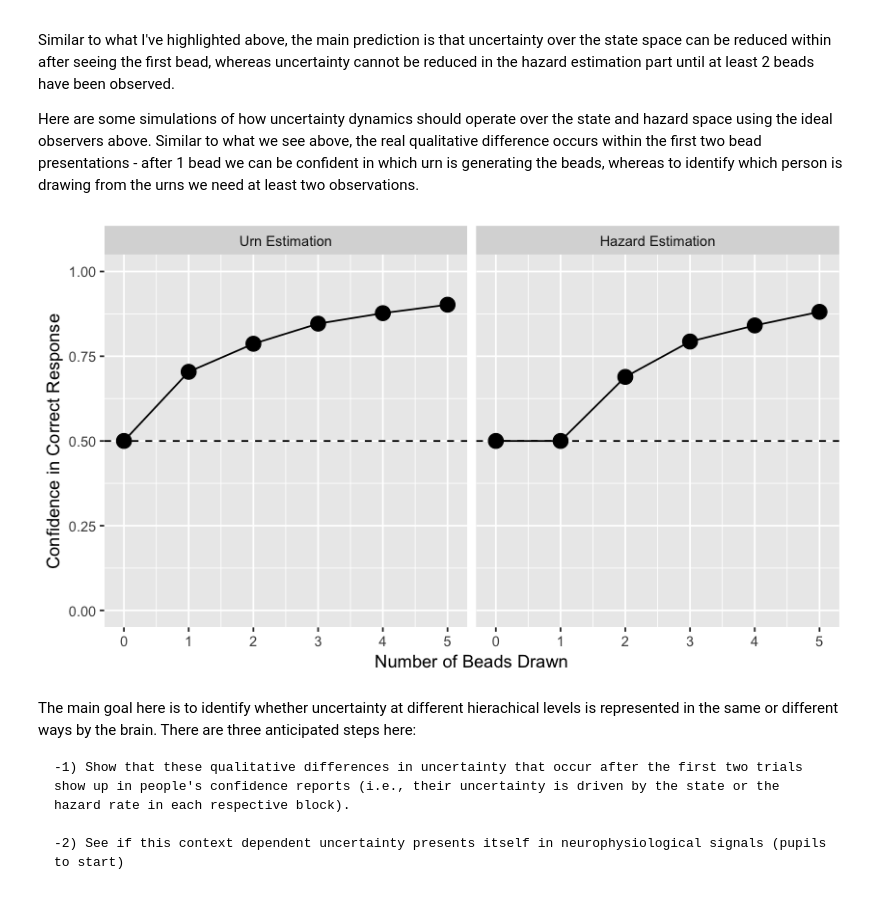
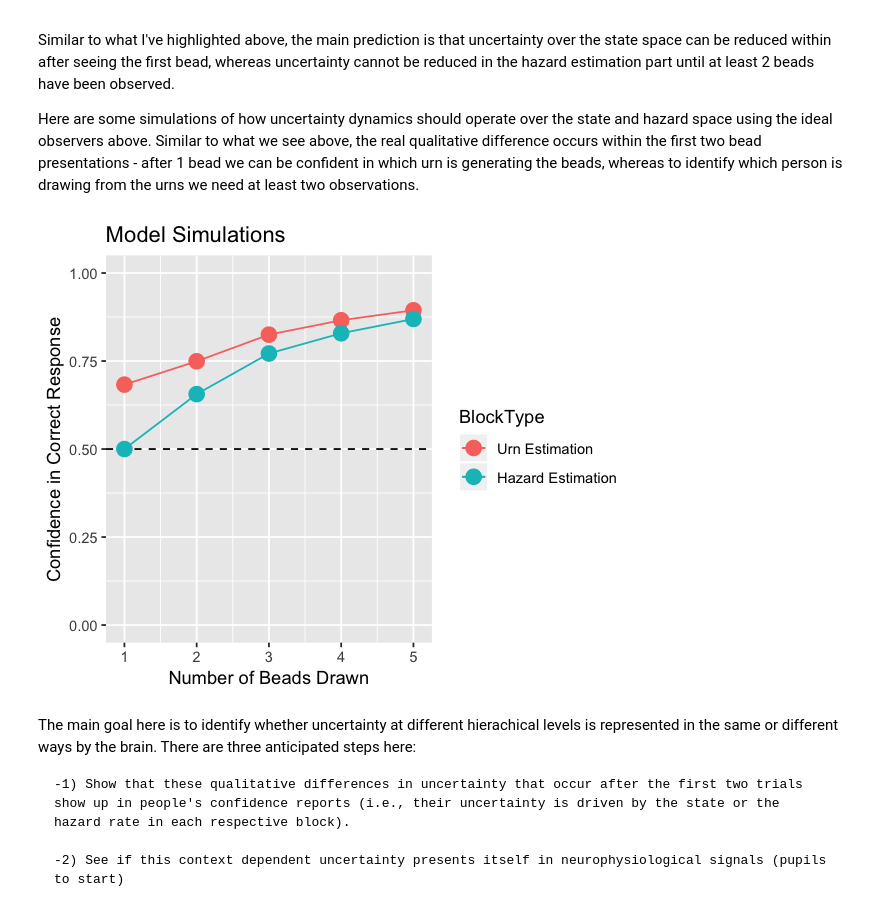
Before and after one commit to alsfilip/Urn_Hazard_Estimation, a Jupyter notebook: UrnHazardTask.ipynb, the cells around one changed output. Cells and saved outputs as stored; diff of their text form; code cells hidden in the pictures.

```diff
--- a/UrnHazardTask.ipynb
+++ b/UrnHazardTask.ipynb
@@ -301,28 +301,29 @@ Here are some simulations of how uncertainty dynamics should operate over the st
 # %%
 sims_urn = genSim(200,6,c(.2,.8),c(.05,.95),.8)
 sims_haz_low = genSim(100,6,c(.00001,.99999),c(.2,.8),.9999,h=.2)
 sims_haz_high = genSim(100,6,c(.00001,.99999),c(.2,.8),.9999,h=.8)
 sims_haz = rbind(sims_haz_low,sims_haz_high)
 
 sims_urn.m = ddply(subset(sims_urn,Estimator == 'State'),.(Trials),summarize,mcorrect = mean(Correct_Urn),mse=mean_se(Correct_Urn)[[2]],pse=mean_se(Correct_Urn)[[3]])
 sims_urn.m$BlockType = 'Urn Estimation'
 sims_haz.m = ddply(subset(sims_haz,Estimator == 'Hazard'),.(Trials),summarize,mcorrect=mean(Correct_Hazard),mse=mean_se(Correct_Hazard)[[2]],pse=mean_se(Correct_Hazard)[[3]])
 sims_haz.m$BlockType = 'Hazard Estimation'
 sims.m = rbind(sims_urn.m,sims_haz.m)
 sims.m$BlockType = factor(sims.m$BlockType,levels=c('Urn Estimation','Hazard Estimation'))
 
-ggplot(sims.m,aes(Trials,mcorrect,ymin=mse,ymax=pse))+
+options(repr.plot.width=5,repr.plot.height=4)
+ggplot(subset(sims.m,Trials > 1),aes(Trials,mcorrect,ymin=mse,ymax=pse,color=BlockType))+
     geom_hline(yintercept=c(.5),linetype=2)+
     geom_errorbar(width=.1)+
     geom_line()+
     geom_point(size=4)+
     ylab('Confidence in Correct Response')+
     xlab('Number of Beads Drawn')+
-    facet_wrap(~BlockType)+
     scale_x_continuous(breaks=1:6,labels=0:5)+
-    ylim(c(0,1))
+    ylim(c(0,1))+
+    ggtitle('Model Simulations')
 # %% [output]
-[figure, old version]
+[figure, new version]
 # %% [markdown]
 The main goal here is to identify whether uncertainty at different hierachical levels is represented in the same or different ways by the brain. There are three anticipated steps here:
 
```
Also changed, not shown: parts of 6 cells of this notebook.
